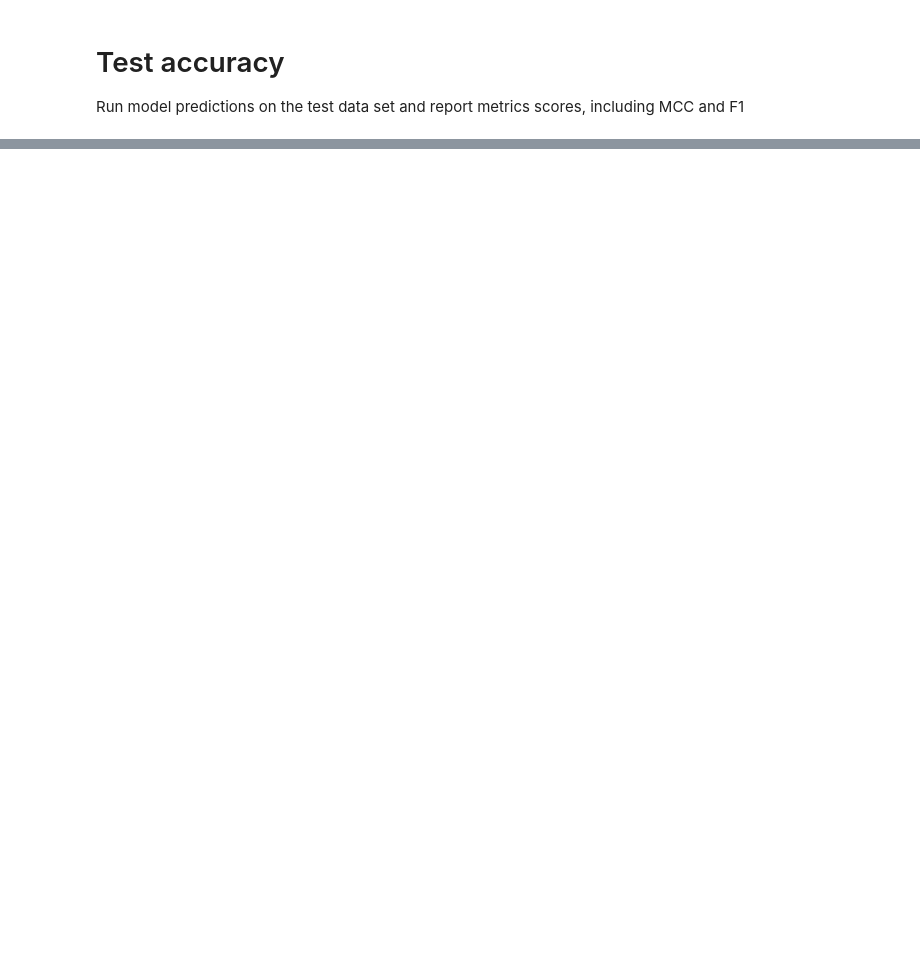
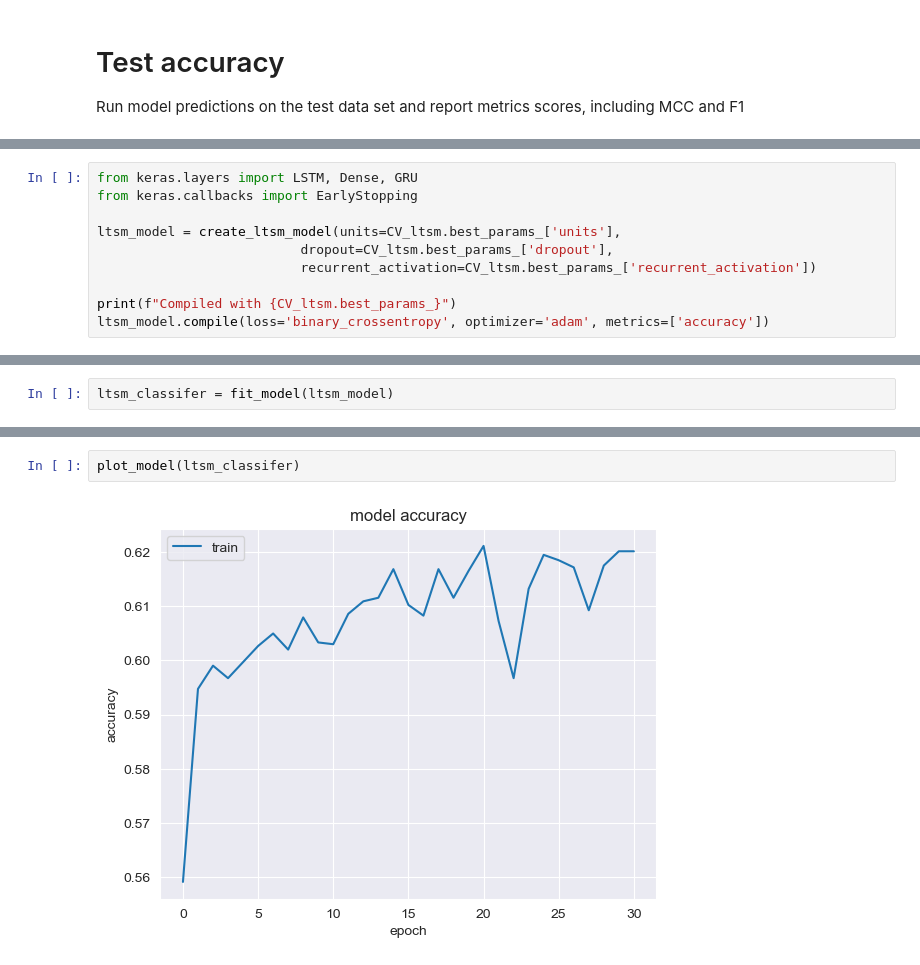
Before and after one commit to stevelan/UniMLHealth-GroupProject, a Jupyter notebook: notebooks/03-ml-training.ipynb, the cells around one changed output, grey strips where cells are left out. Cells and saved outputs as stored; diff of their text form; blank space fills up the shorter version.

```diff
--- a/notebooks/03-ml-training.ipynb
+++ b/notebooks/03-ml-training.ipynb
@@ -784,0 +934,10 @@ print(df_results)
+# %%
+from keras.layers import LSTM, Dense, GRU
+from keras.callbacks import EarlyStopping
+
+ltsm_model = create_ltsm_model(units=CV_ltsm.best_params_['units'],
+                          dropout=CV_ltsm.best_params_['dropout'],
+                          recurrent_activation=CV_ltsm.best_params_['recurrent_activation'])
+
+print(f"Compiled with {CV_ltsm.best_params_}")
+ltsm_model.compile(loss='binary_crossentropy', optimizer='adam', metrics=['accuracy'])
@@ -784,0 +946,2 @@ print(df_results)
+# %%
+ltsm_classifer = fit_model(ltsm_model)
@@ -784,0 +966,4 @@ print(df_results)
+# %%
+plot_model(ltsm_classifer)
+# %% [output]
+[figure, added]
```
Also changed, not shown: parts of 36 cells of this notebook, 1 other file.
